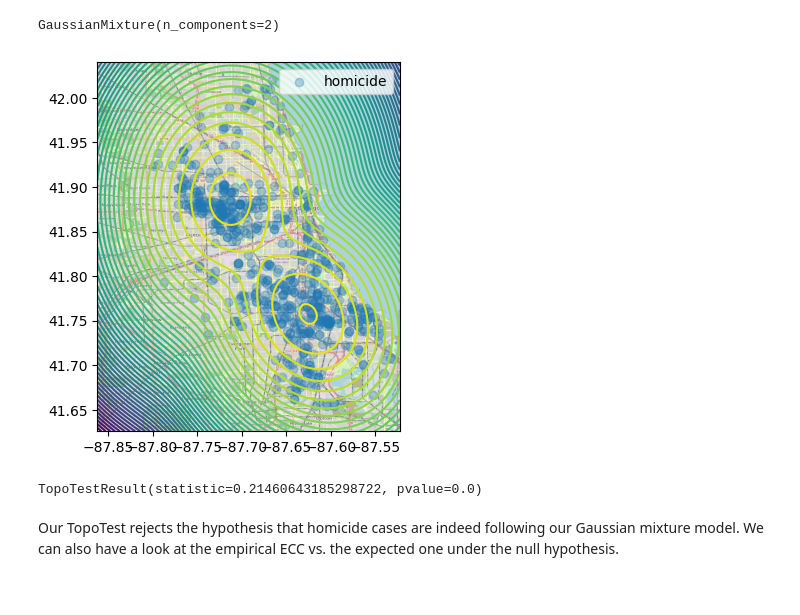
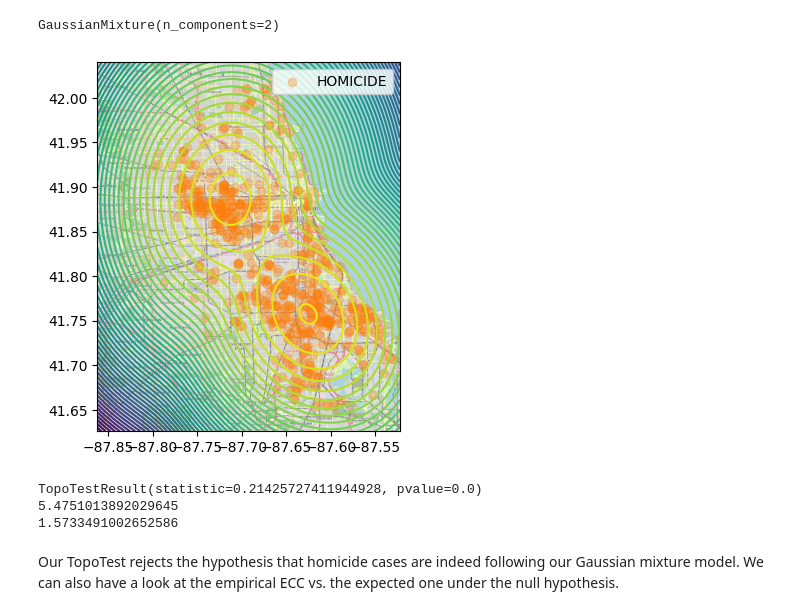
Before and after one commit to nihell/topotests, a Jupyter notebook: ChicagoCrimes.ipynb, the cells around one changed output. Saved outputs shown, nothing was run; the diff lists cells and outputs as text; code cells hidden in the pictures.

Commit message:
fix colors

```diff
--- a/ChicagoCrimes.ipynb
+++ b/ChicagoCrimes.ipynb
@@ -26,6 +25,9 @@ array(['THEFT', 'CRIMINAL DAMAGE', 'DECEPTIVE PRACTICE', 'NARCOTICS',
 # %%
-X = np.array(df[df[' PRIMARY DESCRIPTION']=='ARSON'][['LONGITUDE','LATITUDE']].dropna().loc[(df!=0).any(axis=1)])
-Y = np.array(df[df[' PRIMARY DESCRIPTION']=='HOMICIDE'][['LONGITUDE','LATITUDE']].dropna().loc[(df!=0).any(axis=1)])
+crime_1 = 'ARSON'
+crime_2 = 'HOMICIDE'
+
+X = np.array(df[df[' PRIMARY DESCRIPTION']==crime_1][['LONGITUDE','LATITUDE']].dropna().loc[(df!=0).any(axis=1)])
+Y = np.array(df[df[' PRIMARY DESCRIPTION']==crime_2][['LONGITUDE','LATITUDE']].dropna().loc[(df!=0).any(axis=1)])
 df
 # %% [output]
 |  | CASE# | DATE OF OCCURRENCE | BLOCK | IUCR | PRIMARY DESCRIPTION | SECONDARY DESCRIPTION | ... |
@@ -65,21 +68,21 @@ GaussianMixture(n_components=2)
 # %%
 
 x = np.linspace(-87.8619661657, -87.5222528643, 100)
 y = np.linspace(41.62575073075, 42.04070276825, 100)
 
 xx, yy = np.meshgrid(x, y)
 pos = np.concatenate((xx.reshape(-1, 1), yy.reshape(-1, 1)), axis = 1)
 z = gmm.score_samples(pos)
 z = z.reshape(xx.shape)
 
 f,ax = plt.subplots()
 ax.imshow(img, extent=(-87.8619661657, -87.5222528643,41.62575073075,42.04070276825))
 ax.contour(x, y, z, 50, cmap="viridis")
-ax.scatter(Y[:,0],Y[:,1], alpha=0.3,label='homicide')
+ax.scatter(Y[:,0],Y[:,1], alpha=0.3,label=crime_2,color='tab:orange')
 ax.legend()
 plt.show()
 # %% [output]
-[figure, old version]
+[figure, new version]
 # %%
 from distributions import GaussianMixtureMulti
 my_gaussian_mixture = GaussianMixtureMulti(gmm.means_,gmm.covariances_,gmm.weights_)
@@ -88,10 +91,17 @@ n = len(df)
 alpha=0.05
 tt = TopoTestOnesample(n=n, dim=2, significance_level=alpha)
 tt.fit(rv=my_gaussian_mixture, n_signature=1000)
-# %%
-tt.predict(X)
-# %% [output]
-TopoTestResult(statistic=0.21460643185298722, pvalue=0.0)
+# %%
+from scipy.stats import kstest
+
+
+print(tt.predict(Y))
+print(tt.predict(Y).statistic*np.sqrt(n))
+print(tt.representation_threshold*np.sqrt(n))
+# %% [output]
+TopoTestResult(statistic=0.21425727411944928, pvalue=0.0)
+5.4751013892029645
+1.5733491002652586
 # %% [markdown]
 Our TopoTest rejects the hypothesis that homicide cases are indeed following our Gaussian mixture model.
 We can also have a look at the empirical ECC vs. the expected one under the null hypothesis.
```
Also changed, not shown: parts of 9 cells of this notebook.
